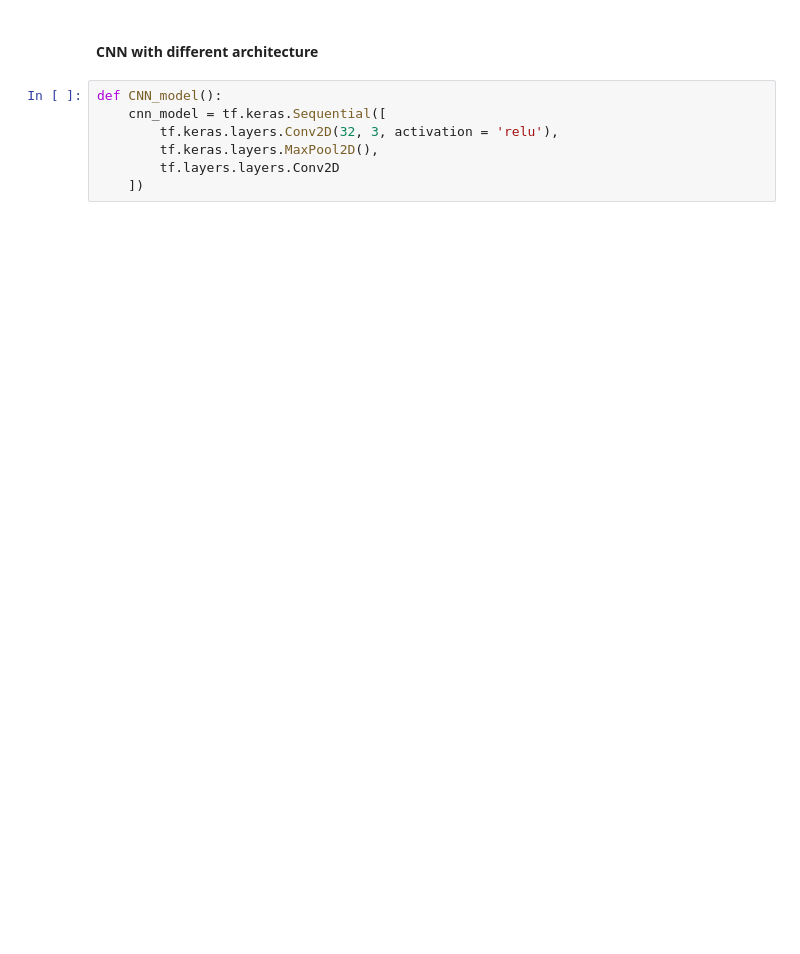
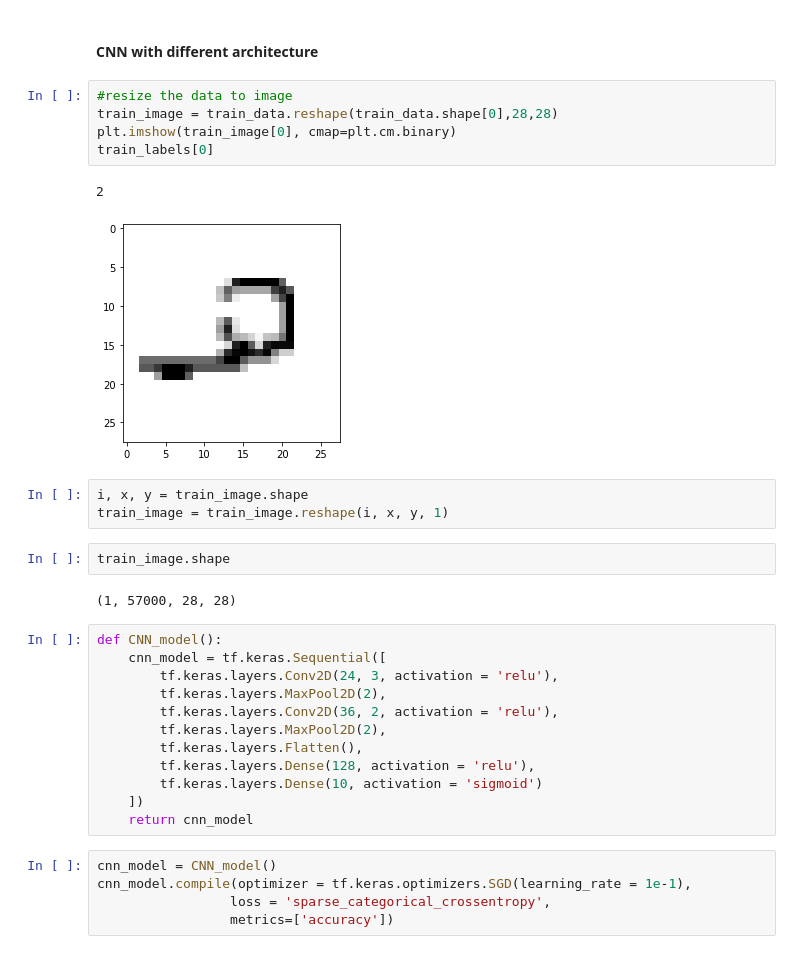
Before and after one commit to VikasChidananda/Kannada-MNIST-digit-classifier, a Jupyter notebook: Kannada_MNIST.ipynb, the cells around one changed output. Drawn from its saved outputs; the diff is of its cells as text; blank space fills up the shorter version.

```diff
--- a/Kannada_MNIST.ipynb
+++ b/Kannada_MNIST.ipynb
@@ -215,9 +245,34 @@ False
 # %% [markdown]
 #### CNN with different architecture
+# %%
+#resize the data to image
+train_image = train_data.reshape(train_data.shape[0],28,28)
+plt.imshow(train_image[0], cmap=plt.cm.binary)
+train_labels[0]
+# %% [output]
+2
+[figure, added]
+# %%
+i, x, y = train_image.shape
+train_image = train_image.reshape(i, x, y, 1)
+# %%
+train_image.shape
+# %% [output]
+(1, 57000, 28, 28)
 # %%
 def CNN_model():
     cnn_model = tf.keras.Sequential([
-        tf.keras.layers.Conv2D(32, 3, activation = 'relu'),
-        tf.keras.layers.MaxPool2D(),
-        tf.layers.layers.Conv2D
+        tf.keras.layers.Conv2D(24, 3, activation = 'relu'),
+        tf.keras.layers.MaxPool2D(2),
+        tf.keras.layers.Conv2D(36, 2, activation = 'relu'),
+        tf.keras.layers.MaxPool2D(2),
+        tf.keras.layers.Flatten(),
+        tf.keras.layers.Dense(128, activation = 'relu'),
+        tf.keras.layers.Dense(10, activation = 'sigmoid')
     ])
+    return cnn_model
+# %%
+cnn_model = CNN_model()
+cnn_model.compile(optimizer = tf.keras.optimizers.SGD(learning_rate = 1e-1),
+                 loss = 'sparse_categorical_crossentropy',
+                 metrics=['accuracy'])
```
Also changed, not shown: parts of 27 cells of this notebook, 1 other file.
